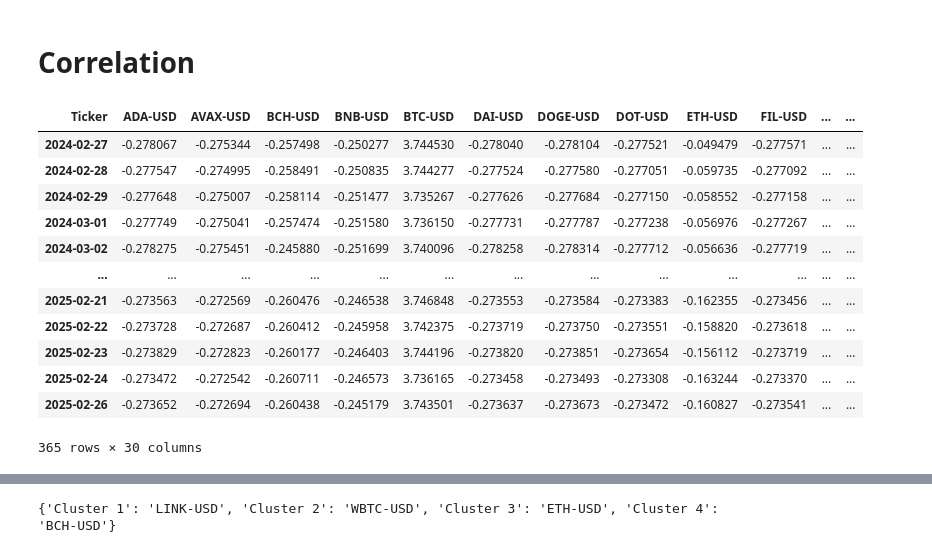
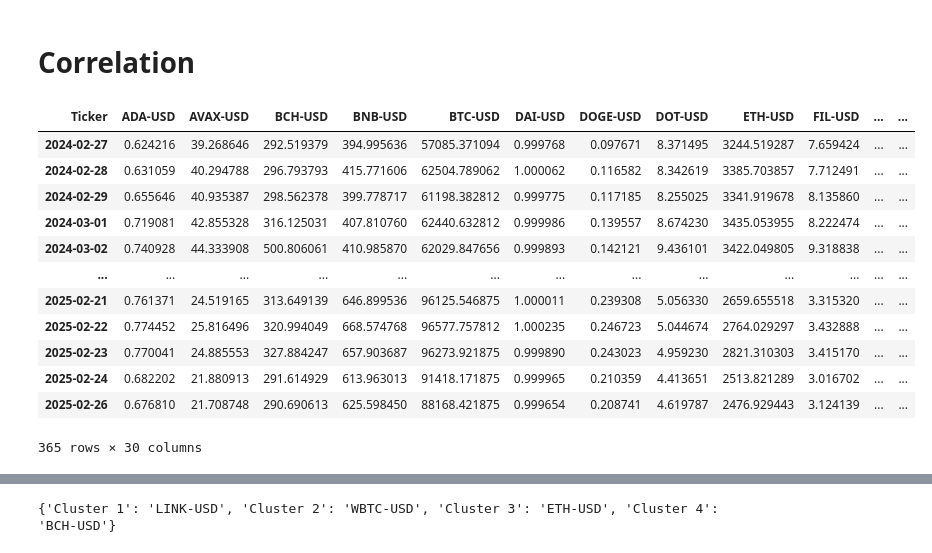
Before and after one commit to parteek020202/crypto_project, a Jupyter notebook: pca_clustering_correlation.ipynb, the cells around one changed output, grey strips where cells are left out. Saved outputs shown, nothing was run; the diff lists cells and outputs as text; code cells hidden in the pictures.

```diff
--- a/pca_clustering_correlation.ipynb
+++ b/pca_clustering_correlation.ipynb
@@ -267,20 +268,20 @@ Cluster 4: ETH-USD
 # %%
 
 # Transpose the dataset to have cryptos as columns and days as rows
-df_T = df_scaled.T
+df_T = df_main.T
 df_T.head(366)
 # %% [output]
 | Ticker | ADA-USD | AVAX-USD | BCH-USD | BNB-USD | BTC-USD | DAI-USD | DOGE-USD | DOT-USD | ETH-USD | FIL-USD | ... | ... |
-| 2024-02-27 | -0.278067 | -0.275344 | -0.257498 | -0.250277 | 3.744530 | -0.278040 | -0.278104 | -0.277521 | -0.049479 | -0.277571 | ... | ... |
-| 2024-02-28 | -0.277547 | -0.274995 | -0.258491 | -0.250835 | 3.744277 | -0.277524 | -0.277580 | -0.277051 | -0.059735 | -0.277092 | ... | ... |
-| 2024-02-29 | -0.277648 | -0.275007 | -0.258114 | -0.251477 | 3.735267 | -0.277626 | -0.277684 | -0.277150 | -0.058552 | -0.277158 | ... | ... |
-| 2024-03-01 | -0.277749 | -0.275041 | -0.257474 | -0.251580 | 3.736150 | -0.277731 | -0.277787 | -0.277238 | -0.056976 | -0.277267 | ... | ... |
-| 2024-03-02 | -0.278275 | -0.275451 | -0.245880 | -0.251699 | 3.740096 | -0.278258 | -0.278314 | -0.277712 | -0.056636 | -0.277719 | ... | ... |
+| 2024-02-27 | 0.624216 | 39.268646 | 292.519379 | 394.995636 | 57085.371094 | 0.999768 | 0.097671 | 8.371495 | 3244.519287 | 7.659424 | ... | ... |
+| 2024-02-28 | 0.631059 | 40.294788 | 296.793793 | 415.771606 | 62504.789062 | 1.000062 | 0.116582 | 8.342619 | 3385.703857 | 7.712491 | ... | ... |
+| 2024-02-29 | 0.655646 | 40.935387 | 298.562378 | 399.778717 | 61198.382812 | 0.999775 | 0.117185 | 8.255025 | 3341.919678 | 8.135860 | ... | ... |
+| 2024-03-01 | 0.719081 | 42.855328 | 316.125031 | 407.810760 | 62440.632812 | 0.999986 | 0.139557 | 8.674230 | 3435.053955 | 8.222474 | ... | ... |
+| 2024-03-02 | 0.740928 | 44.333908 | 500.806061 | 410.985870 | 62029.847656 | 0.999893 | 0.142121 | 9.436101 | 3422.049805 | 9.318838 | ... | ... |
 | ... | ... | ... | ... | ... | ... | ... | ... | ... | ... | ... | ... | ... |
-| 2025-02-21 | -0.273563 | -0.272569 | -0.260476 | -0.246538 | 3.746848 | -0.273553 | -0.273584 | -0.273383 | -0.162355 | -0.273456 | ... | ... |
-| 2025-02-22 | -0.273728 | -0.272687 | -0.260412 | -0.245958 | 3.742375 | -0.273719 | -0.273750 | -0.273551 | -0.158820 | -0.273618 | ... | ... |
-| 2025-02-23 | -0.273829 | -0.272823 | -0.260177 | -0.246403 | 3.744196 | -0.273820 | -0.273851 | -0.273654 | -0.156112 | -0.273719 | ... | ... |
-| 2025-02-24 | -0.273472 | -0.272542 | -0.260711 | -0.246573 | 3.736165 | -0.273458 | -0.273493 | -0.273308 | -0.163244 | -0.273370 | ... | ... |
-| 2025-02-26 | -0.273652 | -0.272694 | -0.260438 | -0.245179 | 3.743501 | -0.273637 | -0.273673 | -0.273472 | -0.160827 | -0.273541 | ... | ... |
+| 2025-02-21 | 0.761371 | 24.519165 | 313.649139 | 646.899536 | 96125.546875 | 1.000011 | 0.239308 | 5.056330 | 2659.655518 | 3.315320 | ... | ... |
+| 2025-02-22 | 0.774452 | 25.816496 | 320.994049 | 668.574768 | 96577.757812 | 1.000235 | 0.246723 | 5.044674 | 2764.029297 | 3.432888 | ... | ... |
+| 2025-02-23 | 0.770041 | 24.885553 | 327.884247 | 657.903687 | 96273.921875 | 0.999890 | 0.243023 | 4.959230 | 2821.310303 | 3.415170 | ... | ... |
+| 2025-02-24 | 0.682202 | 21.880913 | 291.614929 | 613.963013 | 91418.171875 | 0.999965 | 0.210359 | 4.413651 | 2513.821289 | 3.016702 | ... | ... |
+| 2025-02-26 | 0.676810 | 21.708748 | 290.690613 | 625.598450 | 88168.421875 | 0.999654 | 0.208741 | 4.619787 | 2476.929443 | 3.124139 | ... | ... |
 365 rows × 30 columns
 # %%
```
Also changed, not shown: parts of 7 cells of this notebook, 4 other files.
